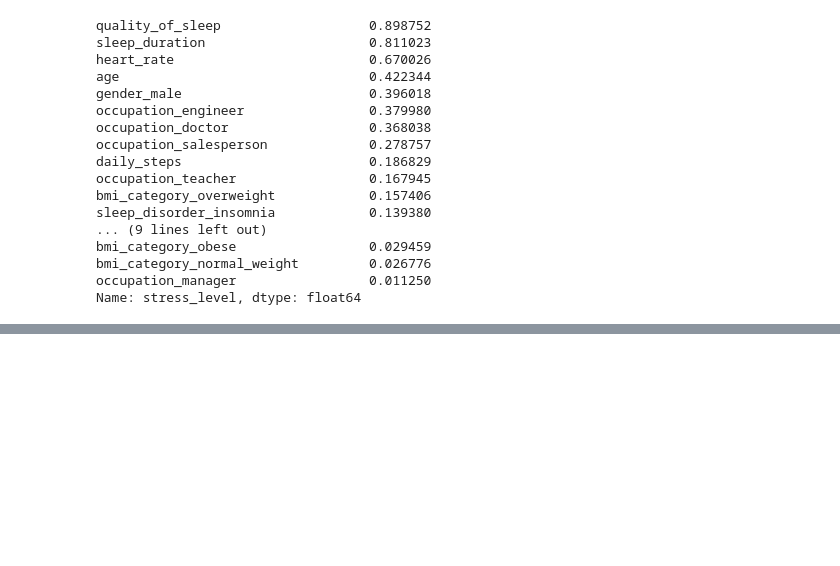
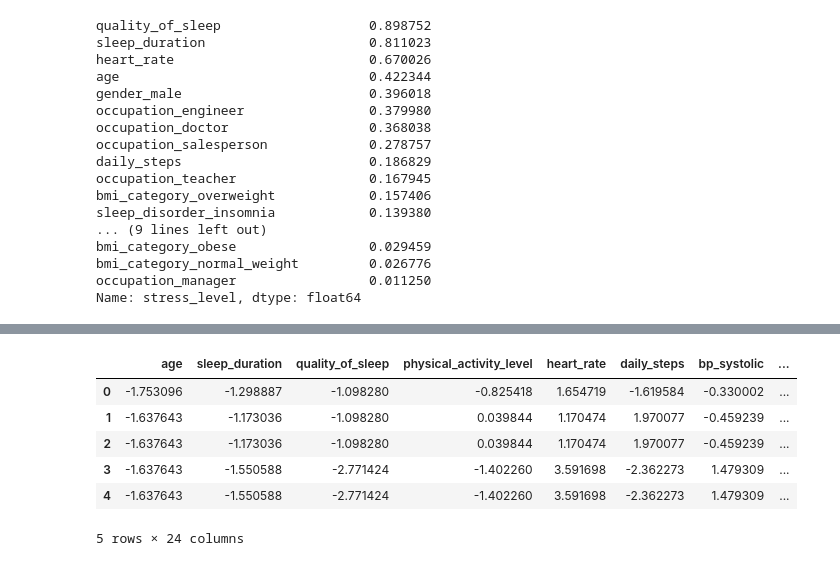
Before and after one commit to kavinduperera-source/UoM-T1-AI-stuff, a Jupyter notebook: Session 2/sleep_health.ipynb, the cells around one changed output, grey strips where cells are left out. Saved outputs shown, nothing was run; the diff lists cells and outputs as text; code cells hidden in the pictures; blank space fills up the shorter version.

```diff
--- a/Session 2/sleep_health.ipynb
+++ b/Session 2/sleep_health.ipynb
@@ -457,0 +492,15 @@ Name: stress_level, dtype: float64
+# %%
+from sklearn.preprocessing import StandardScaler
+scaler = StandardScaler() #initialize the scaler
+numerical_cols = X.select_dtypes(include=['int64', 'float64']).columns
+X_normalized = X.copy()
+X_normalized[numerical_cols] = scaler.fit_transform(X[numerical_cols])
+X_normalized.head()
+# %% [output]
+|  | age | sleep_duration | quality_of_sleep | physical_activity_level | heart_rate | daily_steps | bp_systolic | ... |
+| 0 | -1.753096 | -1.298887 | -1.098280 | -0.825418 | 1.654719 | -1.619584 | -0.330002 | ... |
+| 1 | -1.637643 | -1.173036 | -1.098280 | 0.039844 | 1.170474 | 1.970077 | -0.459239 | ... |
+| 2 | -1.637643 | -1.173036 | -1.098280 | 0.039844 | 1.170474 | 1.970077 | -0.459239 | ... |
+| 3 | -1.637643 | -1.550588 | -2.771424 | -1.402260 | 3.591698 | -2.362273 | 1.479309 | ... |
+| 4 | -1.637643 | -1.550588 | -2.771424 | -1.402260 | 3.591698 | -2.362273 | 1.479309 | ... |
+5 rows × 24 columns
```
Also changed, not shown: parts of 6 cells of this notebook.
